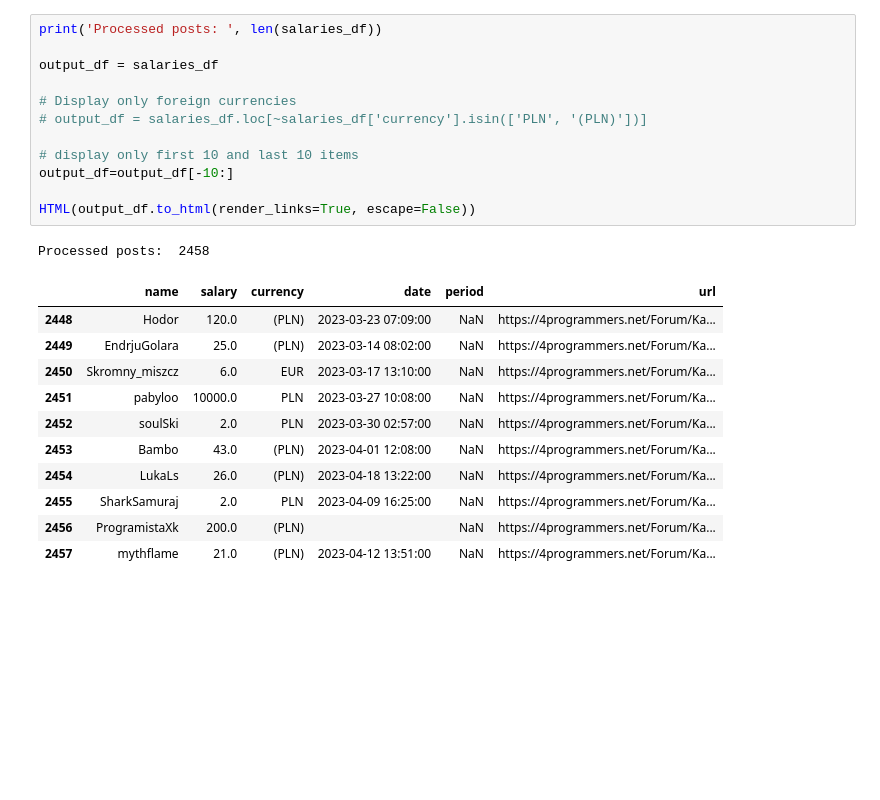
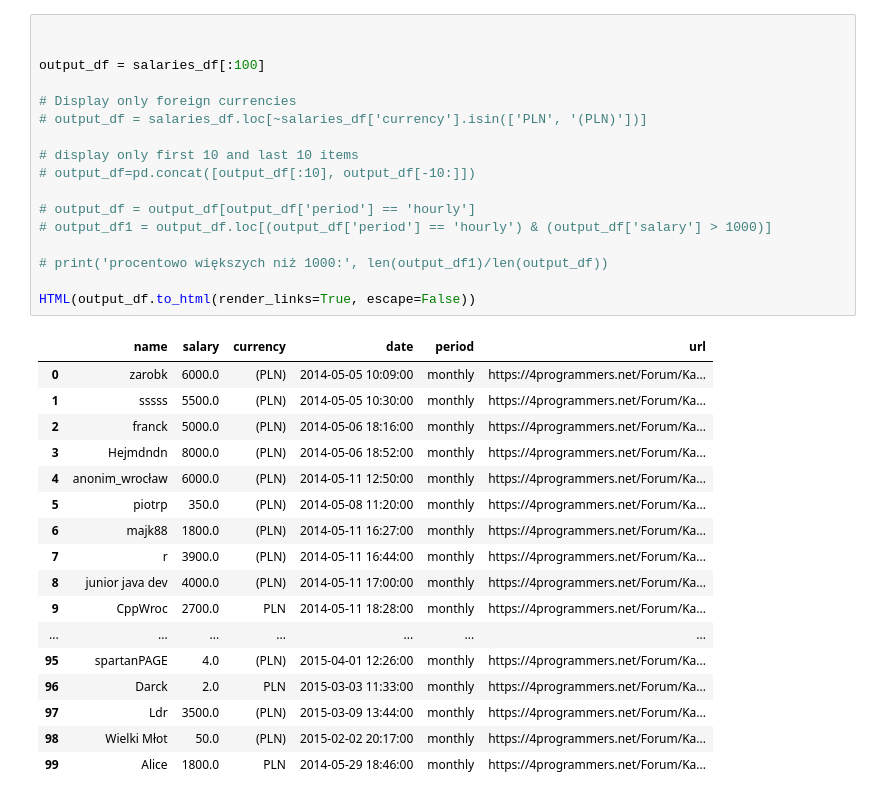
Before and after one commit to tjwnuk/salaries, a Jupyter notebook: notebooks/analysis.ipynb, the cells around one changed output. Saved outputs shown, nothing was run; the diff lists cells and outputs as text; blank space fills up the shorter version.

```diff
--- a/notebooks/analysis.ipynb
+++ b/notebooks/analysis.ipynb
@@ -128,25 +150,35 @@ for index, post in posts_df.iterrows():
 # %%
-print('Processed posts: ', len(salaries_df))
 
-output_df = salaries_df
+
+output_df = salaries_df[:100]
 
 # Display only foreign currencies
 # output_df = salaries_df.loc[~salaries_df['currency'].isin(['PLN', '(PLN)'])]
 
 # display only first 10 and last 10 items
-output_df=output_df[-10:]
+# output_df=pd.concat([output_df[:10], output_df[-10:]])
+
+# output_df = output_df[output_df['period'] == 'hourly']
+# output_df1 = output_df.loc[(output_df['period'] == 'hourly') & (output_df['salary'] > 1000)]
+
+# print('procentowo większych niż 1000:', len(output_df1)/len(output_df))
 
 HTML(output_df.to_html(render_links=True, escape=False))
 # %% [output]
-Processed posts:  2458
 |  | name | salary | currency | date | period | url |
-| 2448 | Hodor | 120.0 | (PLN) | 2023-03-23 07:09:00 | NaN | https://4programmers.net/Forum/Ka... |
-| 2449 | EndrjuGolara | 25.0 | (PLN) | 2023-03-14 08:02:00 | NaN | https://4programmers.net/Forum/Ka... |
-| 2450 | Skromny_miszcz | 6.0 | EUR | 2023-03-17 13:10:00 | NaN | https://4programmers.net/Forum/Ka... |
-| 2451 | pabyloo | 10000.0 | PLN | 2023-03-27 10:08:00 | NaN | https://4programmers.net/Forum/Ka... |
-| 2452 | soulSki | 2.0 | PLN | 2023-03-30 02:57:00 | NaN | https://4programmers.net/Forum/Ka... |
-| 2453 | Bambo | 43.0 | (PLN) | 2023-04-01 12:08:00 | NaN | https://4programmers.net/Forum/Ka... |
-| 2454 | LukaLs | 26.0 | (PLN) | 2023-04-18 13:22:00 | NaN | https://4programmers.net/Forum/Ka... |
-| 2455 | SharkSamuraj | 2.0 | PLN | 2023-04-09 16:25:00 | NaN | https://4programmers.net/Forum/Ka... |
-| 2456 | ProgramistaXk | 200.0 | (PLN) |  | NaN | https://4programmers.net/Forum/Ka... |
-| 2457 | mythflame | 21.0 | (PLN) | 2023-04-12 13:51:00 | NaN | https://4programmers.net/Forum/Ka... |
+| 0 | zarobk | 6000.0 | (PLN) | 2014-05-05 10:09:00 | monthly | https://4programmers.net/Forum/Ka... |
+| 1 | sssss | 5500.0 | (PLN) | 2014-05-05 10:30:00 | monthly | https://4programmers.net/Forum/Ka... |
+| 2 | franck | 5000.0 | (PLN) | 2014-05-06 18:16:00 | monthly | https://4programmers.net/Forum/Ka... |
+| 3 | Hejmdndn | 8000.0 | (PLN) | 2014-05-06 18:52:00 | monthly | https://4programmers.net/Forum/Ka... |
+| 4 | anonim_wrocław | 6000.0 | (PLN) | 2014-05-11 12:50:00 | monthly | https://4programmers.net/Forum/Ka... |
+| 5 | piotrp | 350.0 | (PLN) | 2014-05-08 11:20:00 | monthly | https://4programmers.net/Forum/Ka... |
+| 6 | majk88 | 1800.0 | (PLN) | 2014-05-11 16:27:00 | monthly | https://4programmers.net/Forum/Ka... |
+| 7 | r | 3900.0 | (PLN) | 2014-05-11 16:44:00 | monthly | https://4programmers.net/Forum/Ka... |
+| 8 | junior java dev | 4000.0 | (PLN) | 2014-05-11 17:00:00 | monthly | https://4programmers.net/Forum/Ka... |
+| 9 | CppWroc | 2700.0 | PLN | 2014-05-11 18:28:00 | monthly | https://4programmers.net/Forum/Ka... |
+| ... | ... | ... | ... | ... | ... | ... |
+| 95 | spartanPAGE | 4.0 | (PLN) | 2015-04-01 12:26:00 | monthly | https://4programmers.net/Forum/Ka... |
+| 96 | Darck | 2.0 | PLN | 2015-03-03 11:33:00 | monthly | https://4programmers.net/Forum/Ka... |
+| 97 | Ldr | 3500.0 | (PLN) | 2015-03-09 13:44:00 | monthly | https://4programmers.net/Forum/Ka... |
+| 98 | Wielki Młot | 50.0 | (PLN) | 2015-02-02 20:17:00 | monthly | https://4programmers.net/Forum/Ka... |
+| 99 | Alice | 1800.0 | PLN | 2014-05-29 18:46:00 | monthly | https://4programmers.net/Forum/Ka... |
```
Also changed, not shown: parts of 2 cells of this notebook.
